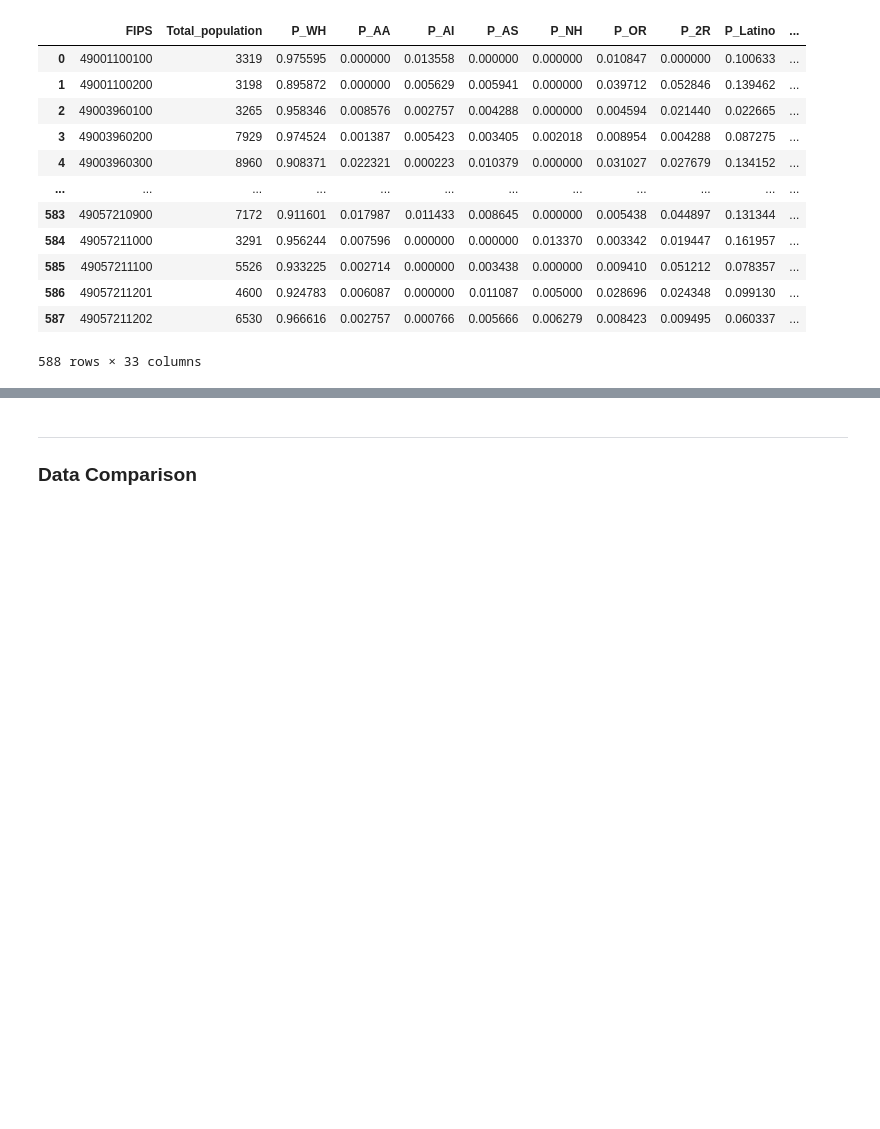
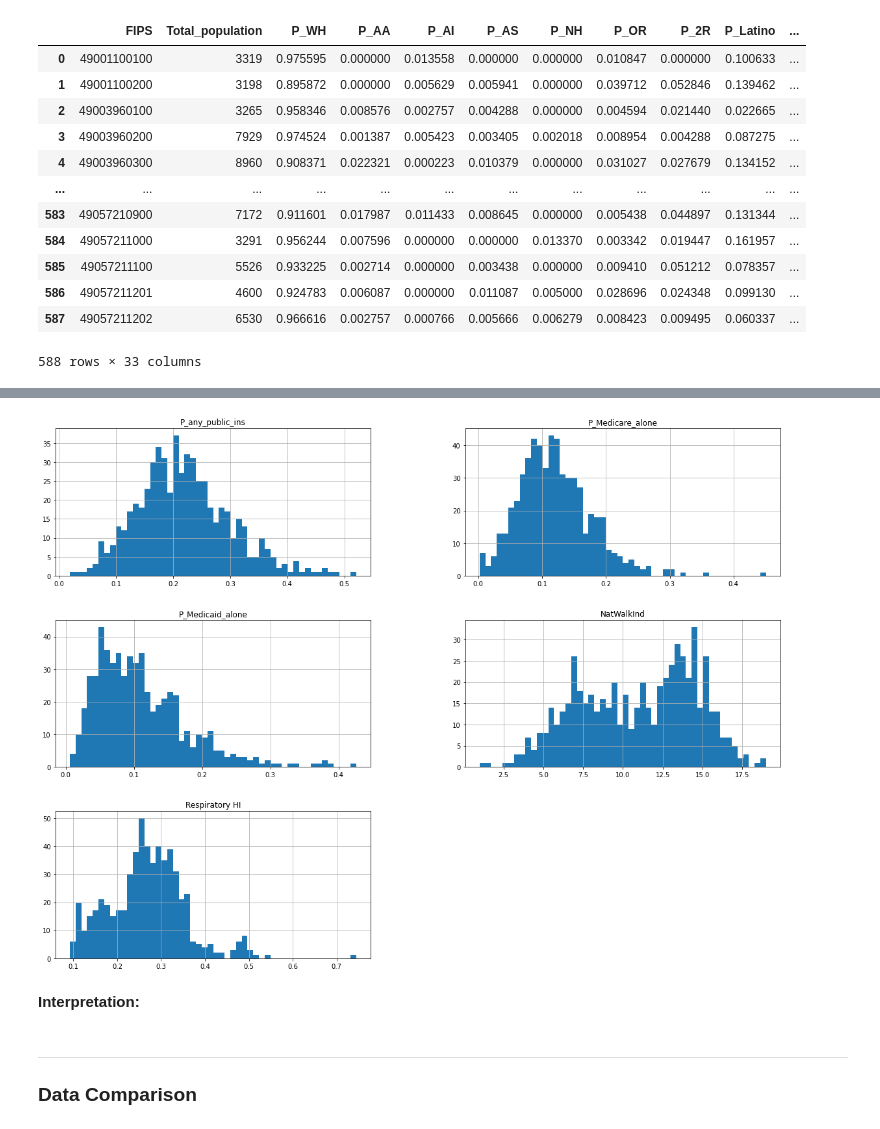
Before and after one commit to Jonathan-Himes/SDOH-GroupProject, a Jupyter notebook: Final Project-Master.ipynb, the cells around one changed output, grey strips where cells are left out. Drawn from its saved outputs; the diff is of its cells as text; code cells hidden in the pictures; blank space fills up the shorter version.

```diff
--- a/Final Project-Master.ipynb
+++ b/Final Project-Master.ipynb
@@ -686,3 +743,10 @@ ___
+# %%
+df_2018.iloc[:,30:40].hist(bins = 50, figsize = (20, 15)) # Display histograms for the first 20 columns of the combined dataset
+plt.show()
+# %% [output]
+[figure, added]
+# %% [markdown]
+__Interpretation:__
 # %% [markdown]
 ___
 <a id='data_comp'></a>
```
Also changed, not shown: parts of 10 cells of this notebook.
